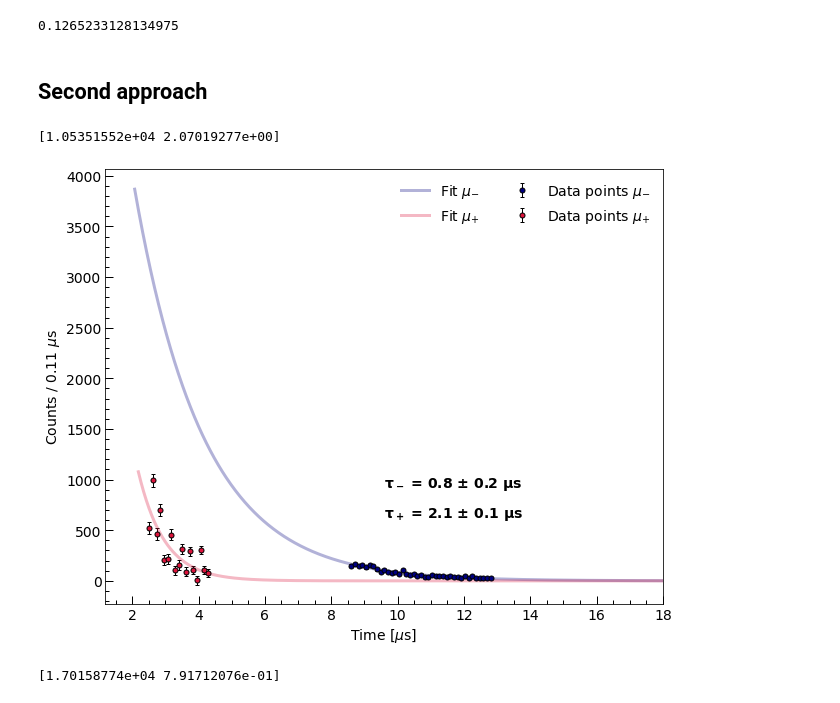
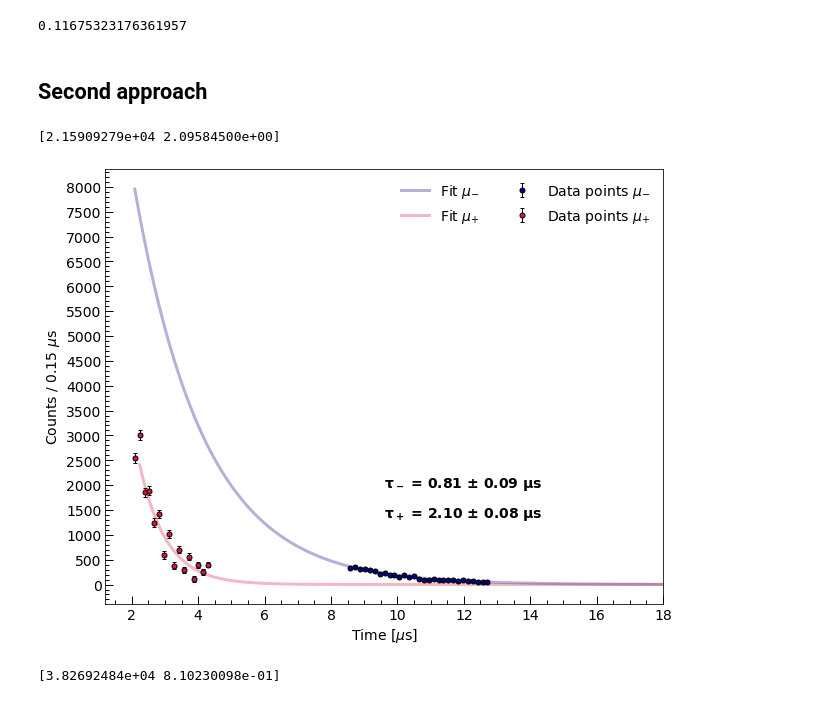
Before and after one commit to trRiccardo/MuonLifetime, a Jupyter notebook: spectra/analysis.ipynb, the cells around one changed output. Drawn from its saved outputs; the diff is of its cells as text; code cells hidden in the pictures.

```diff
--- a/spectra/analysis.ipynb
+++ b/spectra/analysis.ipynb
@@ -48,15 +48,18 @@ spectrum2 = a + b*events2['ch0'].array()
 events3 = ur.open("data/spectrum20220530.root:pjmca")
 spectrum3 = a + b*events3['ch0'].array()
 
-total = np.concatenate((spectrum1,spectrum2,spectrum3))
+events4 = ur.open("data/spectrum20220601.root:pjmca")
+spectrum4 = a + b*events4['ch0'].array()
+
+total = np.concatenate((spectrum1,spectrum2,spectrum3,spectrum4))
 total = total[total > 2.]
 
 # create plot
 fig, ax = plt.subplots(figsize=(10,8))
 
 # plot histogram
-n, bins, _ = ax.hist(total, bins=200, fc='royalblue', alpha=0.2, label="Spectrum")
-n, bins, _ = ax.hist(total, bins=200, histtype='step', ec='navy', lw=1)
+n, bins, _ = ax.hist(total, bins=150, fc='royalblue', alpha=0.2, label="Spectrum")
+n, bins, _ = ax.hist(total, bins=150, histtype='step', ec='navy', lw=1)
 
 # array of bin centers
 x = np.array([0.5 * (bins[i] + bins[i+1]) for i in range(len(bins) - 1)])
@@ -72,7 +75,7 @@ ax.errorbar(x, n, yerr=poisson_err, label='Data points', marker = 'o',markerface
 
 # perform fit
 par, cov = op.curve_fit(f = exp, xdata = x[1:], ydata = n[1:], sigma = poisson_err[1:],
-                      bounds=((2000, 30, 1.9, 0.7, 0.), (15000, 9000, 2.4, 1.,3.)) )
+                      bounds=((2000, 30, 1.4, 0.6, 0.), (35000, 20000, 2.4, 1.,3.)) )
 # get parameters
 a_m, a_p, tau_p, tau_m, baseline = par
 _, _, err_p, err_m,_  = np.sqrt(np.diag(cov))
@@ -110,10 +113,10 @@ plt.show()
 # %%
 total_events = len(total)
-total_time = (194.*3600 + 56.*60)
+total_time = (194.*3600 + 56.*60 + 142.*3600)
 rate = total_events/total_time
 print(rate)
 # %% [output]
-0.1265233128134975
+0.11675323176361957
 # %% [markdown]
 ## Second approach
 # %%
@@ -156,7 +159,7 @@ a_p, tau_p = par
 s_a_p, s_tau_p  = np.sqrt(np.diag(cov))
 
 # fit between 3 us and 6 us
-indeces = np.where(x > 2.45)
+indeces = np.where(x > 2)
 i_in = indeces[0][0]
 indeces = np.where(x < 4.5)
 i_fin = indeces[0][-1]
@@ -172,35 +175,35 @@ par, cov = op.curve_fit(f = exponential, xdata = x[i_in:i_fin], ydata = n_n, sig
 ax.errorbar(x[i_in:i_fin], n_n, yerr=poisson_err[i_in:i_fin], label='Data points $\mu_{+}$', marker = 'o',markerfacecolor = 'crimson',
                                 markeredgecolor = 'black',markersize=5, lw = 0, ecolor='black', elinewidth=1, capsize=2)
 x_g = np.arange(x[1],20,0.02)
 ax.plot(x_g, exponential(x_g, *par), color = 'crimson', ls='-', alpha=0.3, lw=3, label = 'Fit $\mu_{+}$')
 
 # get parameters
 a_n, tau_n = par
 s_a_n, s_tau_n  = np.sqrt(np.diag(cov))
 
 # print
-ax.text(0.5,0.27, '$\\mathbf{\\tau_-}$ = %1.1f $\\mathbf{\\pm}$ %1.1f $\\mathbf{\\mu}$s ' % (tau_n, s_tau_n),
+ax.text(0.5,0.27, '$\\mathbf{\\tau_-}$ = %1.2f $\\mathbf{\\pm}$ %1.2f $\\mathbf{\\mu}$s ' % (tau_n, s_tau_n),
         fontweight = 'bold',fontsize = 14,  transform=ax.transAxes)
-ax.text(0.5,0.2, '$\\mathbf{\\tau_+}$ = %1.1f $\\mathbf{\\pm}$ %1.1f $\\mathbf{\\mu}$s ' % (tau_p, s_tau_p),
+ax.text(0.5,0.2, '$\\mathbf{\\tau_+}$ = %1.2f $\\mathbf{\\pm}$ %1.2f $\\mathbf{\\mu}$s ' % (tau_p, s_tau_p),
         fontweight = 'bold',fontsize = 14,  transform=ax.transAxes)
 
 # labels
 ax.set_xlabel("Time [$\mu$s]", fontsize=14)
 ax.set_ylabel("Counts / %1.2f $\mu$s" %binwidth, fontsize=14)
 
 # ticks
 set_ticks(ax, 2, 500)
 
 # limits
 ax.set_xlim(right= 18)
 
 # legend
 ax.legend(loc="upper right", frameon=False, fontsize=14, ncol=2)
 
 fig.savefig('spectrum_fit2.pdf',dpi=200)
 plt.show()
 print(par)
 # %% [output]
-[1.05351552e+04 2.07019277e+00]
+[2.15909279e+04 2.09584500e+00]
-[figure, old version]
+[figure, new version]
-[1.70158774e+04 7.91712076e-01]
+[3.82692484e+04 8.10230098e-01]
```
Also changed, not shown: parts of 1 cell of this notebook, 2 other files.
